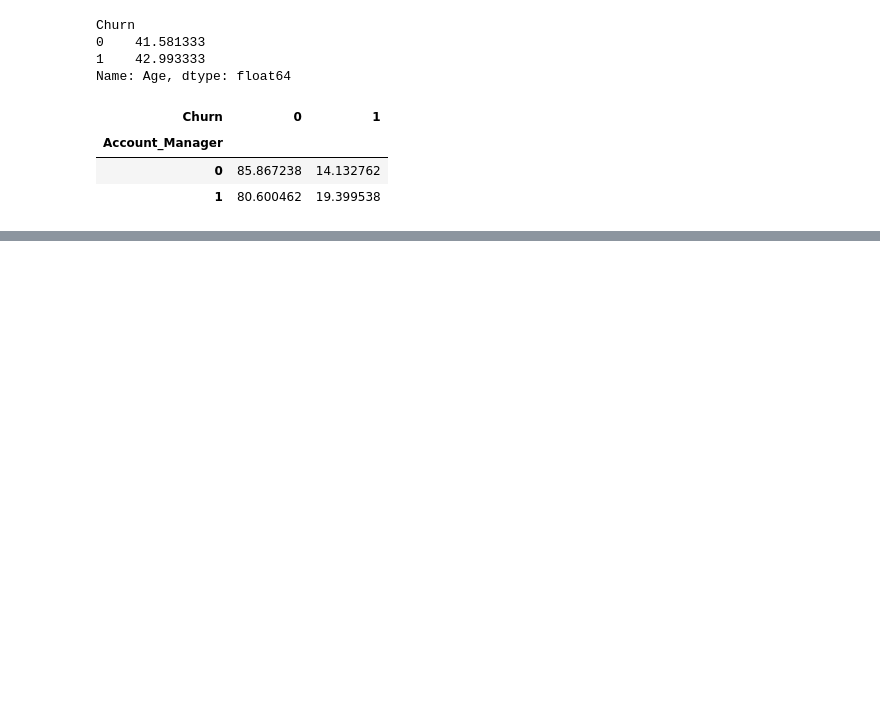
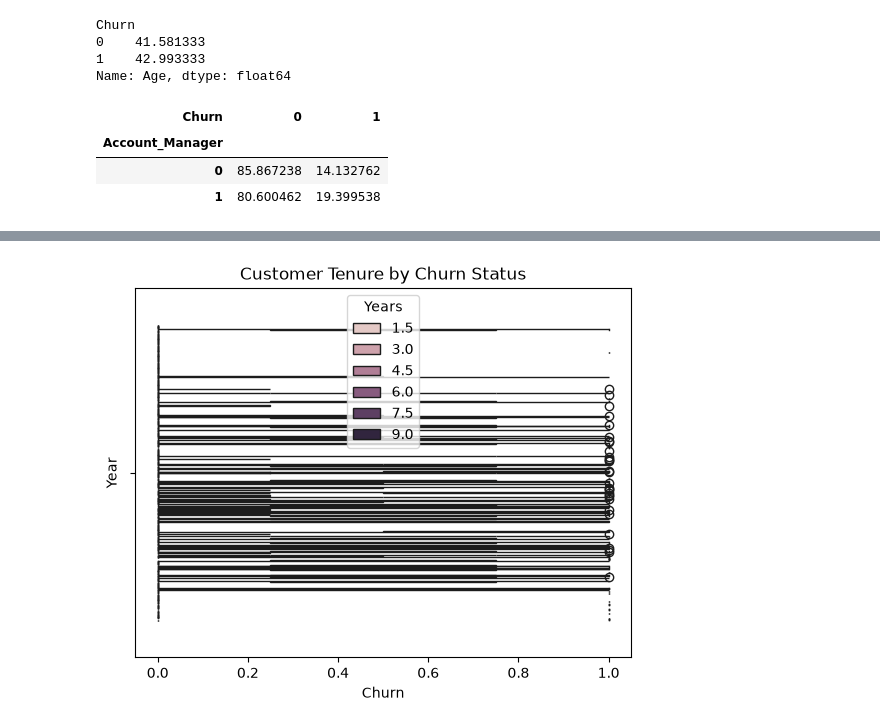
Before and after one commit to kanishkksinghh/Exploratory-Data-Anaylsis, a Jupyter notebook: notebooks/customer_churn.ipynb, the cells around one changed output, grey strips where cells are left out. Cells and saved outputs as stored; diff of their text form; code cells hidden in the pictures; blank space fills up the shorter version.

```diff
--- a/notebooks/customer_churn.ipynb
+++ b/notebooks/customer_churn.ipynb
@@ -189,0 +204,14 @@ pd.crosstab(
+# %%
+sns.boxplot(
+    data=df,
+    x="Churn",
+    hue="Years"
+)
+
+plt.title("Customer Tenure by Churn Status")
+plt.xlabel("Churn")
+plt.ylabel("Year")
+
+plt.show()
+# %% [output]
+[figure, added]
```
Also changed, not shown: parts of 10 cells of this notebook.
